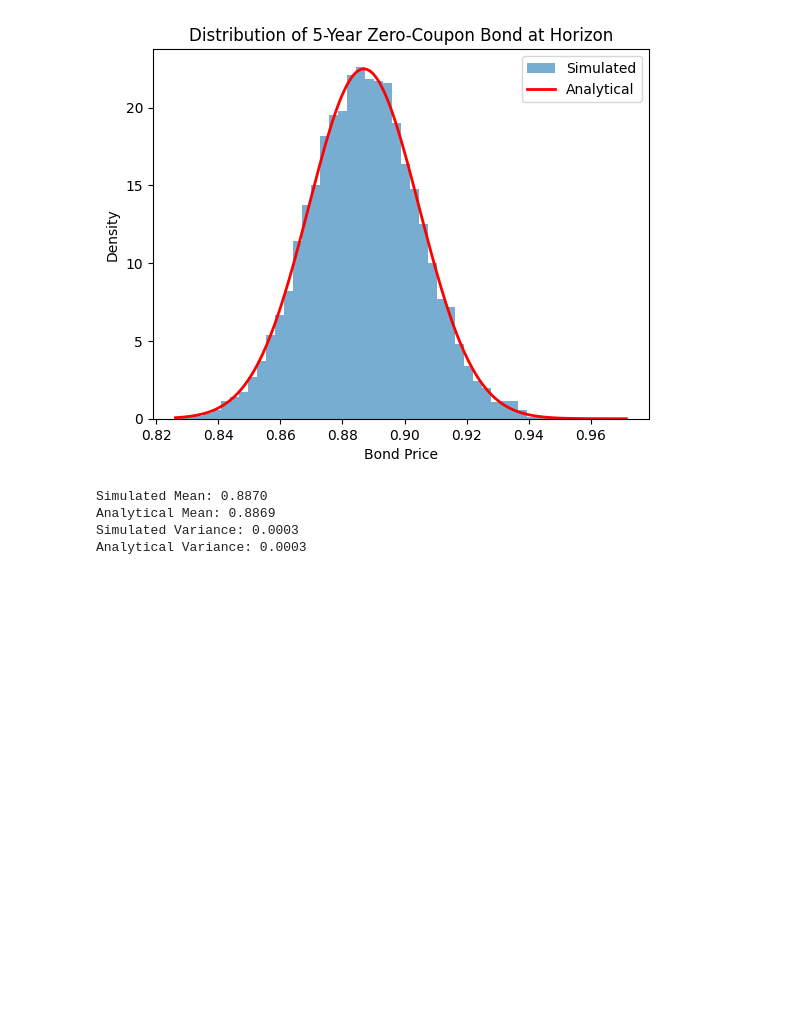
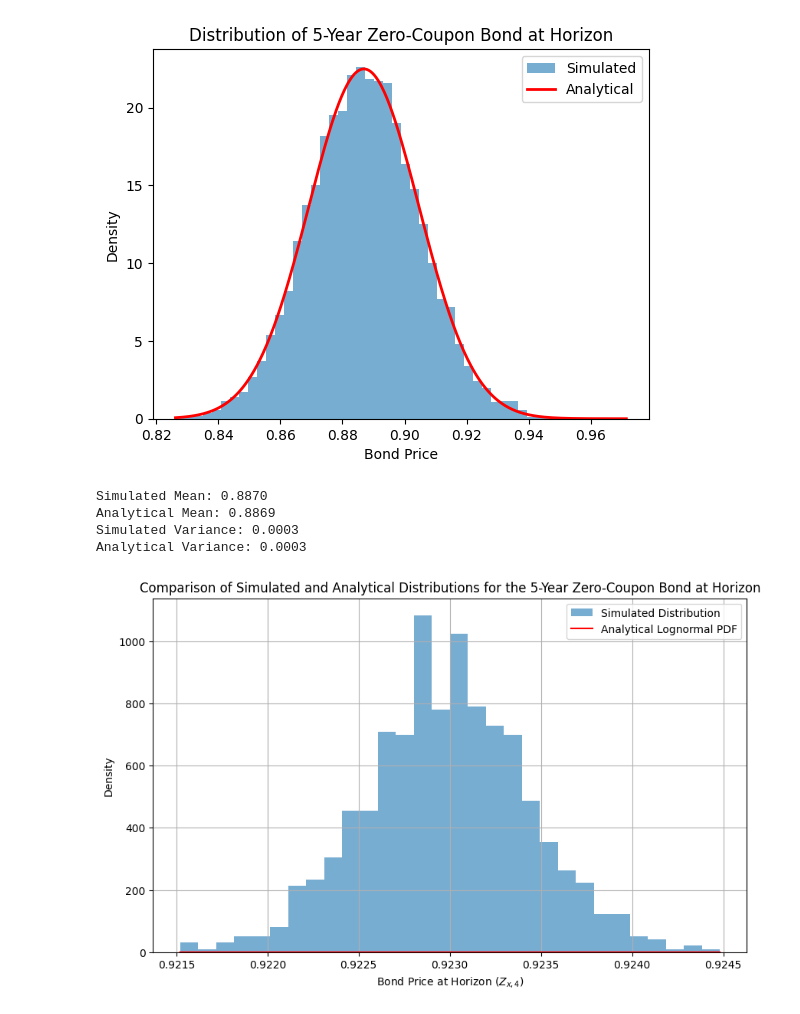
Before and after one commit to Deshvar/Exam2024-Financial-Economist, a Jupyter notebook: Question3.ipynb, the cells around one changed output. Cells and saved outputs as stored; diff of their text form; code cells hidden in the pictures; blank space fills up the shorter version.

```diff
--- a/Question3.ipynb
+++ b/Question3.ipynb
@@ -299,3 +299,50 @@ Simulated Mean: 0.8870
 Analytical Mean: 0.8869
 Simulated Variance: 0.0003
 Analytical Variance: 0.0003
+# %%
+import numpy as np
+import pandas as pd
+import matplotlib.pyplot as plt
+from scipy.stats import lognorm
+
+# Load initial values and covariance matrix
+init_values = pd.read_excel("init_values.xlsx", index_col=0)
+cov_matrix = pd.read_excel("covariance_matrix.xlsx", index_col=0)
+
+# Extract initial yield for the 5-year EUR zero-coupon bond
+y0_5_EUR = init_values.loc["5Y EUR"].values[0]
+tau_5 = 5  # Initial maturity
+tau_4 = 4  # Horizon maturity
+
+# Define parameters for simulation
+sigma_5_EUR = cov_matrix.loc["5Y EUR", "5Y EUR"]  # Variance for 5Y EUR yield
+delta_t = 1 / 52  # Weekly time step (1 year = 52 weeks)
+
+# Simulate the evolution of the 5Y EUR zero-coupon bond at horizon
+num_simulations = 1000  # Number of Monte Carlo paths
+delta_y_4 = np.random.normal(loc=0, scale=np.sqrt(sigma_5_EUR * delta_t), size=num_simulations)
+y1_4_EUR = y0_5_EUR + delta_y_4  # Horizon yield (4Y)
+
+# Calculate bond price at horizon
+Z1_4_EUR_simulated = np.exp(-y1_4_EUR * tau_4)
+
+# Analytical lognormal distribution parameters
+mu_log = -y0_5_EUR * tau_5
+sigma_log = np.sqrt(sigma_5_EUR * delta_t * tau_4**2)
+
+# Generate analytical lognormal distribution for comparison
+x = np.linspace(min(Z1_4_EUR_simulated), max(Z1_4_EUR_simulated), 10000)
+pdf_analytical = lognorm.pdf(x, s=sigma_log, scale=np.exp(mu_log))
+
+# Plot the simulated and analytical distributions
+plt.figure(figsize=(10, 6))
+plt.hist(Z1_4_EUR_simulated, bins=30, density=True, alpha=0.6, label="Simulated Distribution")
+plt.plot(x, pdf_analytical, 'r-', label="Analytical Lognormal PDF")
+plt.title("Comparison of Simulated and Analytical Distributions for the 5-Year Zero-Coupon Bond at Horizon")
+plt.xlabel("Bond Price at Horizon ($Z_{x,4}$)")
+plt.ylabel("Density")
+plt.legend()
+plt.grid()
+plt.show()
+# %% [output]
+[figure, added]
```
Also changed, not shown: 1 other file.
